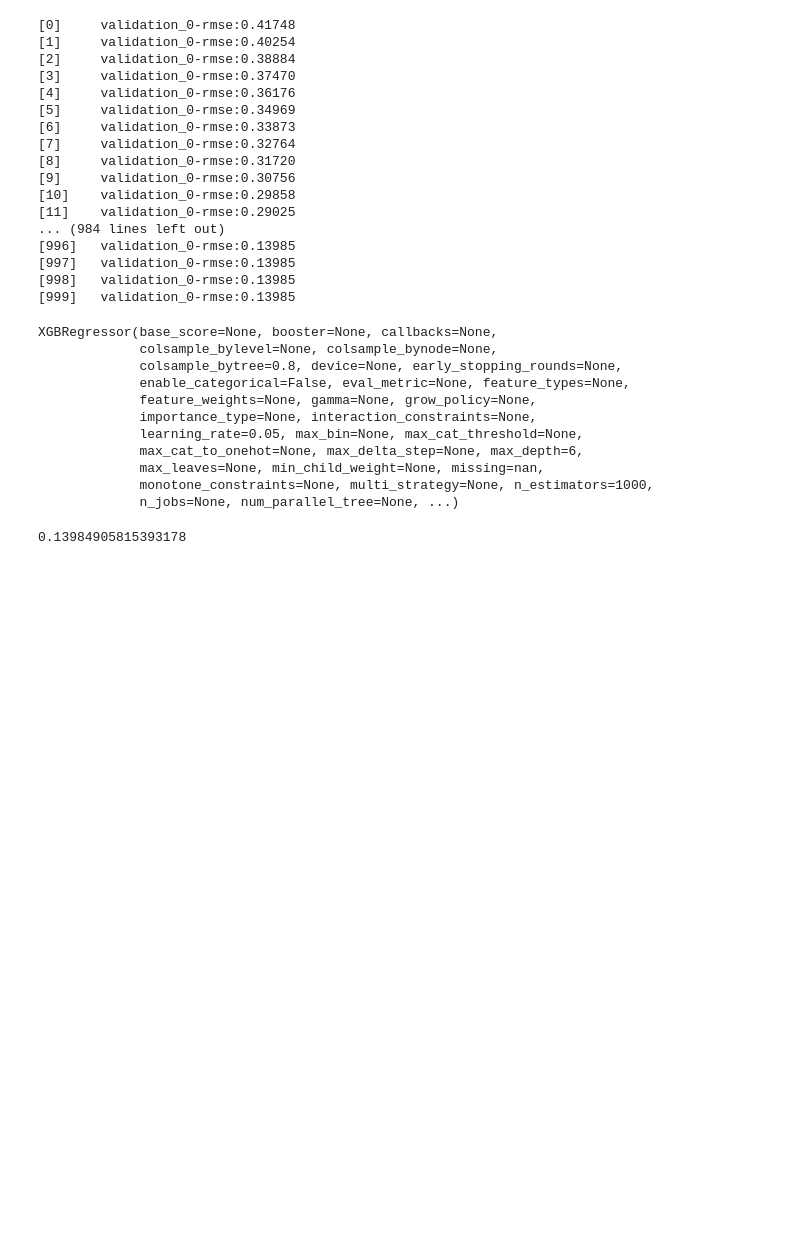
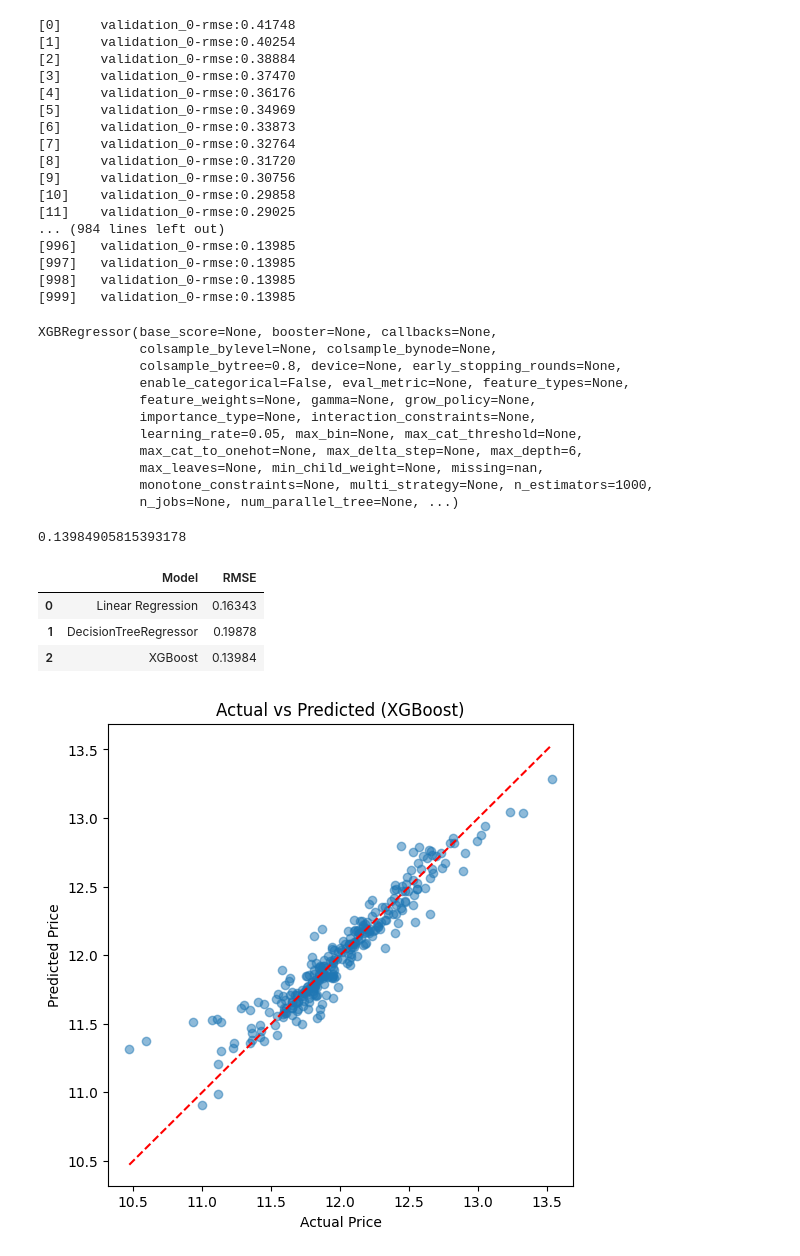
Before and after one commit to mdsamir77-lab/ML-vs-DL-house-price-prediction, a Jupyter notebook: notebooks/01_ml_model.ipynb, the cells around one changed output. Saved outputs shown, nothing was run; the diff lists cells and outputs as text; code cells hidden in the pictures; blank space fills up the shorter version.

```diff
--- a/notebooks/01_ml_model.ipynb
+++ b/notebooks/01_ml_model.ipynb
@@ -363,3 +364,33 @@ xgb_reg_RMSE_value = root_mean_squared_error(y_test, y_pred)
 print(xgb_reg_RMSE_value)
 # %% [output]
 0.13984905815393178
+# %%
+data = {
+    "Model": ["Linear Regression", "DecisionTreeRegressor", "XGBoost"],
+    "RMSE": [0.16343, 0.19878, 0.13984]
+}
+
+df = pd.DataFrame(data)
+df
+# %% [output]
+|  | Model | RMSE |
+| 0 | Linear Regression | 0.16343 |
+| 1 | DecisionTreeRegressor | 0.19878 |
+| 2 | XGBoost | 0.13984 |
+# %%
+plt.figure(figsize=(6,6))
+plt.scatter(y_test, y_pred, alpha=0.5)
+
+plt.plot(
+    [y_test.min(), y_test.max()],
+    [y_test.min(), y_test.max()],
+    'r--'
+)
+
+plt.xlabel("Actual Price")
+plt.ylabel("Predicted Price")
+plt.title("Actual vs Predicted (XGBoost)")
+plt.savefig("XGBoost_model_graph.png")
+plt.show()
+# %% [output]
+[figure, added]
```
Also changed, not shown: parts of 2 cells of this notebook.
